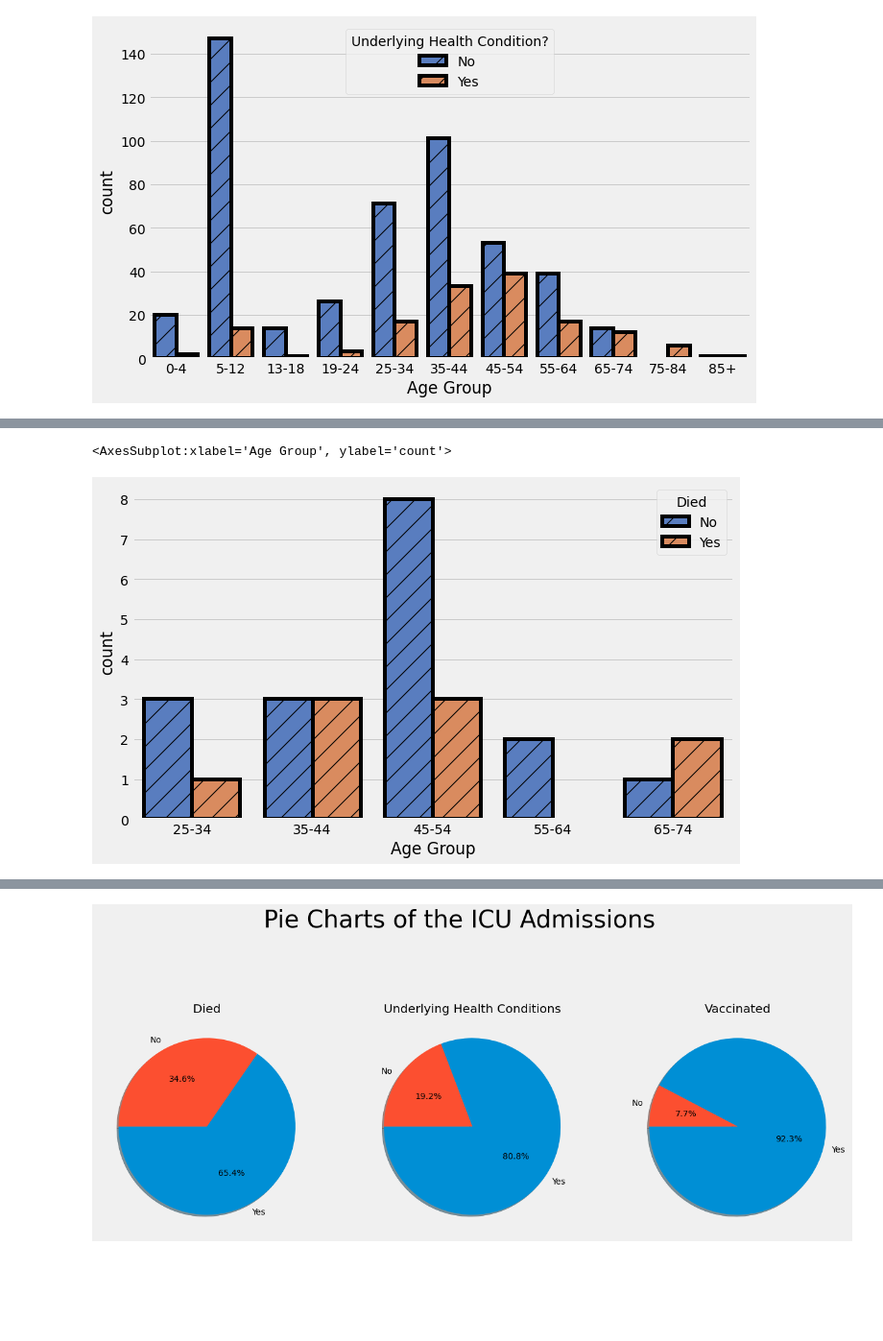
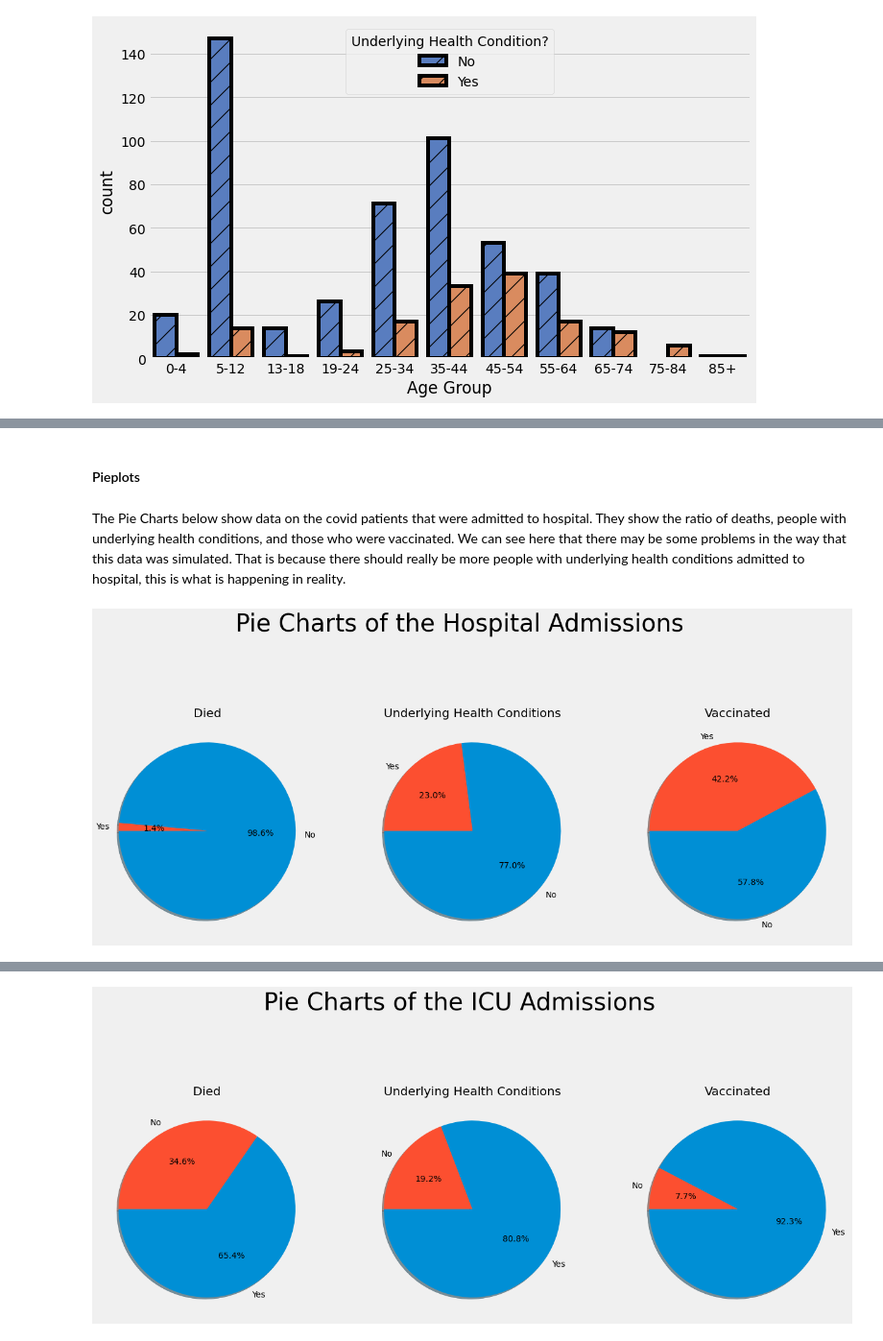
Before and after one commit to Cormac88/PDA_Project_Covid-19, a Jupyter notebook: simulated_covid_data.ipynb, the cells around one changed output, grey strips where cells are left out. Shown at 96% size. Cells and saved outputs as stored; diff of their text form; code cells hidden in the pictures; blank space fills up the shorter version.

```diff
--- a/simulated_covid_data.ipynb
+++ b/simulated_covid_data.ipynb
@@ -735,0 +754,5 @@ According to the [Worldmeter - Coronavirus (COVID-19) Mortality Rate](https://ww
+# %%
+# showing cases that required Hospitalisation
+dfcovid_hospitalised = dfcovid[dfcovid.loc[:, 'Hospitalised?'] == 'Yes']
+dfcovid_hospitalised.reset_index(drop = True, inplace = True)
+dfcovid_hospitalised
@@ -837,6 +948,31 @@ dfcovid_icu
-# %%
-sns.countplot(x = 'Age Group', data = dfcovid_icu, lw=4, ec='black', hatch='/',
-              hue = 'Died', palette = 'muted')
-# %% [output]
-<AxesSubplot:xlabel='Age Group', ylabel='count'>
-[figure]
+# %% [markdown]
+#### Pieplots
+# %% [markdown]
+The Pie Charts below show data on the covid patients that were admitted to hospital. They show the ratio of deaths, people with underlying health conditions, and those who were vaccinated. We can see here that there may be some problems in the way that this data was simulated. That is because there should really be more people with underlying health conditions admitted to hospital, this is what is happening in reality.
+# %%
+summary_deaths_hos = dfcovid_hospitalised['Died'].value_counts()
+summary_uhc_hos = dfcovid_hospitalised['Underlying Health Condition?'].value_counts()
+summary_vacc_hos = dfcovid_hospitalised['Vaccination Status'].value_counts()
+# %%
+labels = 'No', 'Yes'
+
+fig, ax = plt.subplots(1, 3, figsize = (20, 10))
+
+fig.suptitle('Pie Charts of the Hospital Admissions',
+            fontsize = 40)
+
+ax[0].set_title('Died')
+ax[0].pie((summary_deaths_hos), labels=labels, autopct='%1.1f%%',
+          shadow = True, startangle=180)
+
+ax[1].set_title('Underlying Health Conditions')
+ax[1].pie((summary_uhc_hos), labels=labels, autopct='%1.1f%%',
+          shadow = True, startangle=180)
+
+ax[2].set_title('Vaccinated')
+ax[2].pie((summary_vacc_hos), labels=labels, autopct='%1.1f%%',
+          shadow = True, startangle=180)
+
+plt.show()
+# %% [output]
+[figure, added]
```
Also changed, not shown: parts of 85 cells of this notebook, 5 other files.
